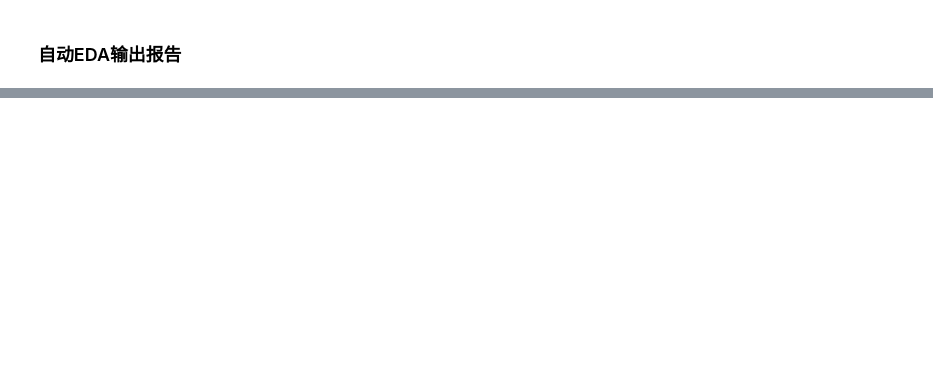
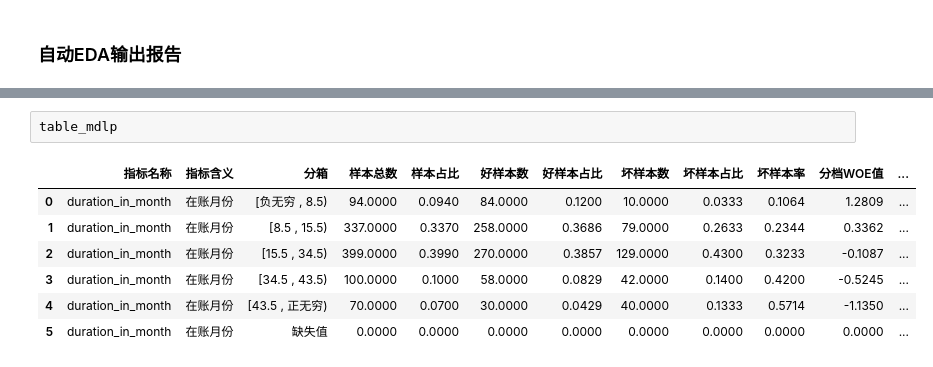
Before and after one commit to itlubber/scorecardpipeline, a Jupyter notebook: examples/auto_report.ipynb, the cells around one changed output, grey strips where cells are left out. Drawn from its saved outputs; the diff is of its cells as text; blank space fills up the shorter version.

```diff
--- a/examples/auto_report.ipynb
+++ b/examples/auto_report.ipynb
@@ -91,0 +190,10 @@ Report model_report/auto_eda.html was generated.
+# %%
+table_mdlp
+# %% [output]
+|  | 指标名称 | 指标含义 | 分箱 | 样本总数 | 样本占比 | 好样本数 | 好样本占比 | 坏样本数 | 坏样本占比 | 坏样本率 | 分档WOE值 | ... |
+| 0 | duration_in_month | 在账月份 | [负无穷 , 8.5) | 94.0000 | 0.0940 | 84.0000 | 0.1200 | 10.0000 | 0.0333 | 0.1064 | 1.2809 | ... |
+| 1 | duration_in_month | 在账月份 | [8.5 , 15.5) | 337.0000 | 0.3370 | 258.0000 | 0.3686 | 79.0000 | 0.2633 | 0.2344 | 0.3362 | ... |
+| 2 | duration_in_month | 在账月份 | [15.5 , 34.5) | 399.0000 | 0.3990 | 270.0000 | 0.3857 | 129.0000 | 0.4300 | 0.3233 | -0.1087 | ... |
+| 3 | duration_in_month | 在账月份 | [34.5 , 43.5) | 100.0000 | 0.1000 | 58.0000 | 0.0829 | 42.0000 | 0.1400 | 0.4200 | -0.5245 | ... |
+| 4 | duration_in_month | 在账月份 | [43.5 , 正无穷) | 70.0000 | 0.0700 | 30.0000 | 0.0429 | 40.0000 | 0.1333 | 0.5714 | -1.1350 | ... |
+| 5 | duration_in_month | 在账月份 | 缺失值 | 0.0000 | 0.0000 | 0.0000 | 0.0000 | 0.0000 | 0.0000 | 0.0000 | 0.0000 | ... |
```
Also changed, not shown: parts of 11 cells of this notebook.
